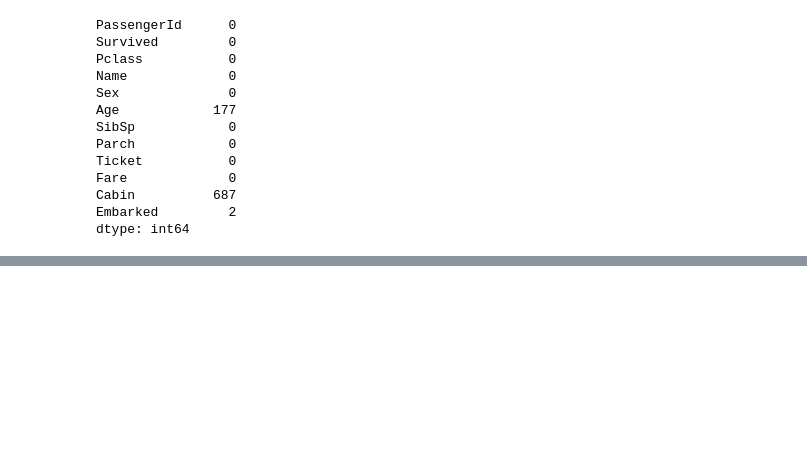
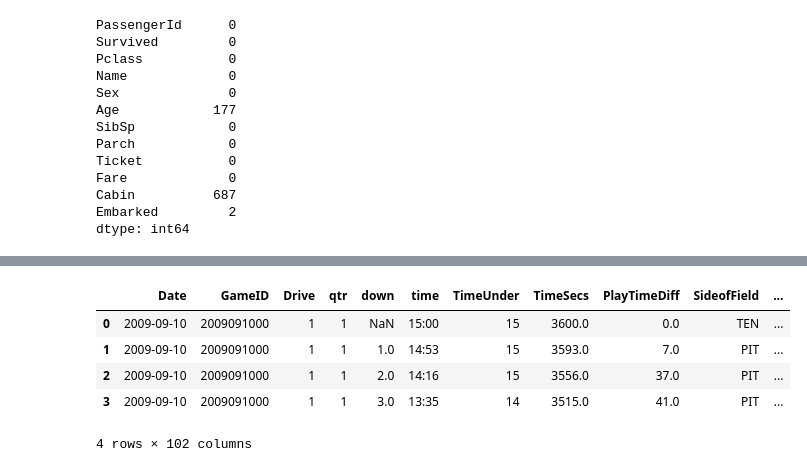
Before and after one commit to GTD2101-ACD-AB-EJ23/04-pandas-clean-20170810, a Jupyter notebook: 01. MissingData.ipynb, the cells around one changed output, grey strips where cells are left out. Cells and saved outputs as stored; diff of their text form; code cells hidden in the pictures; blank space fills up the shorter version.

```diff
--- a/01. MissingData.ipynb
+++ b/01. MissingData.ipynb
@@ -132,0 +131,9 @@ FileNotFoundError: ignored
+# %%
+nfl_data.head(4)
+# %% [output]
+|  | Date | GameID | Drive | qtr | down | time | TimeUnder | TimeSecs | PlayTimeDiff | SideofField | ... |
+| 0 | 2009-09-10 | 2009091000 | 1 | 1 | NaN | 15:00 | 15 | 3600.0 | 0.0 | TEN | ... |
+| 1 | 2009-09-10 | 2009091000 | 1 | 1 | 1.0 | 14:53 | 15 | 3593.0 | 7.0 | PIT | ... |
+| 2 | 2009-09-10 | 2009091000 | 1 | 1 | 2.0 | 14:16 | 15 | 3556.0 | 37.0 | PIT | ... |
+| 3 | 2009-09-10 | 2009091000 | 1 | 1 | 3.0 | 13:35 | 14 | 3515.0 | 41.0 | PIT | ... |
+4 rows × 102 columns
```
Also changed, not shown: parts of 1 cell of this notebook.
